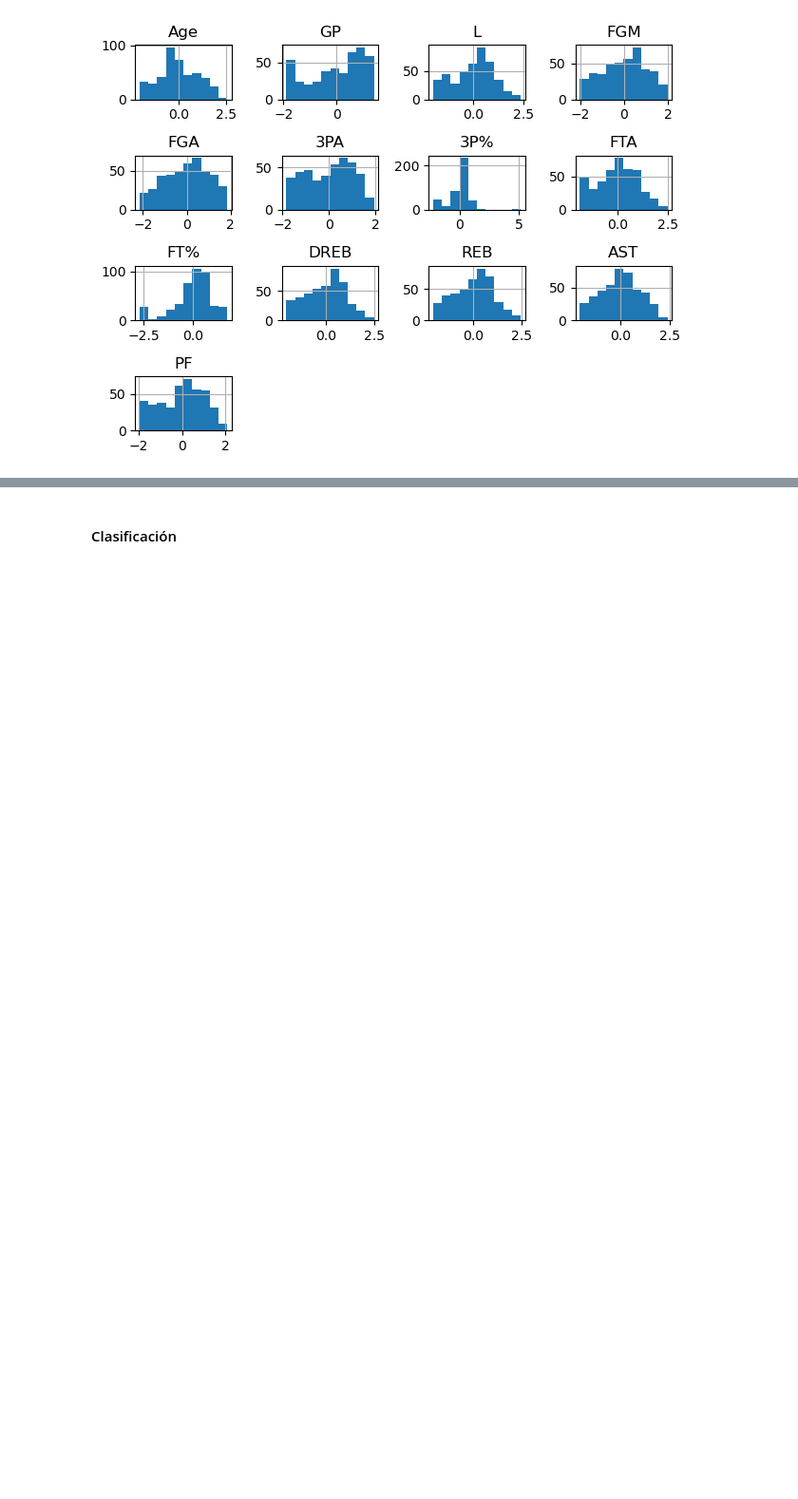
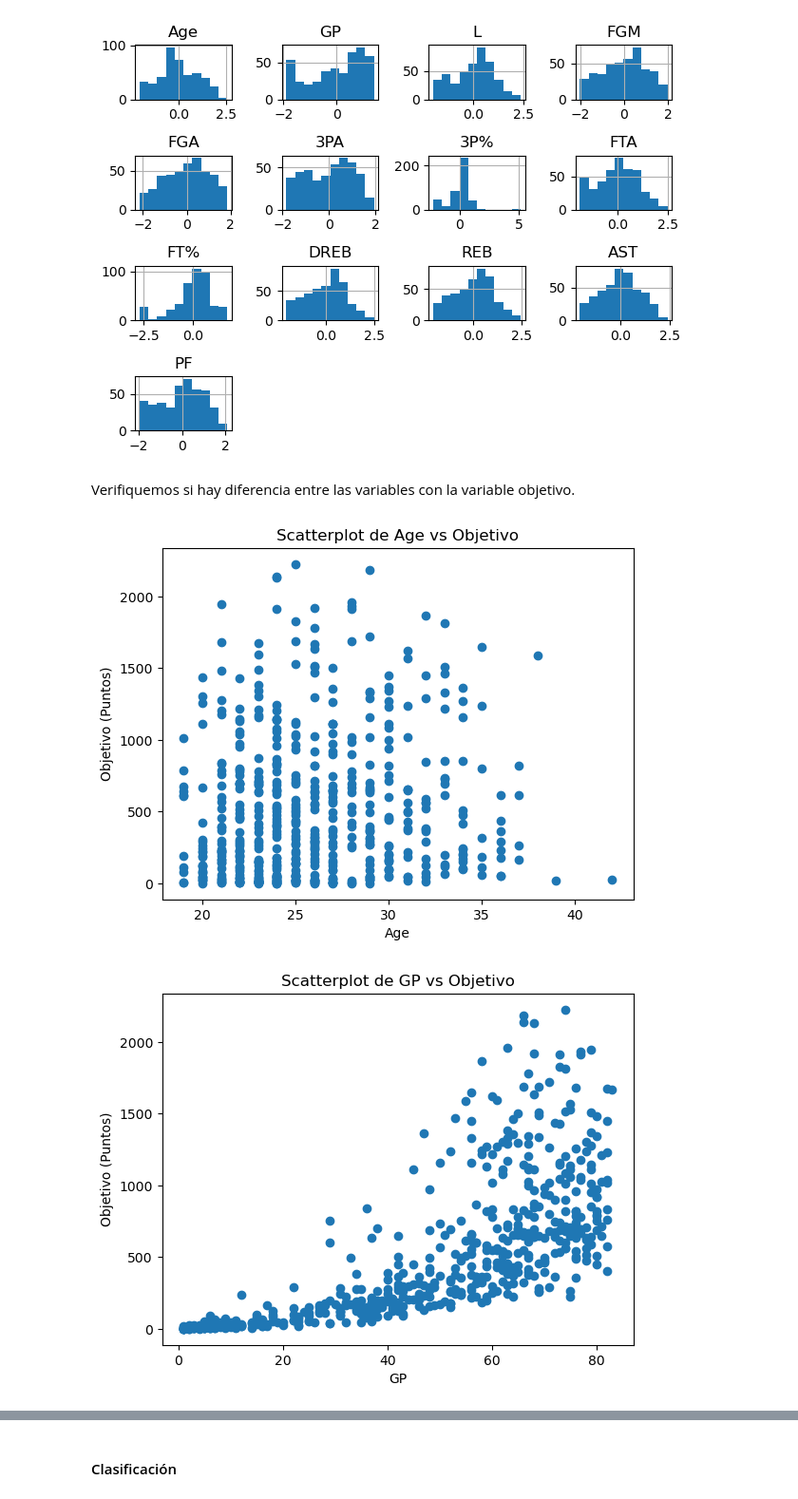
Before and after one commit to RafaelTakata0105/Proyecto_Flores_Takata, a Jupyter notebook: notebooks/Proyecto_final.ipynb, the cells around one changed output, grey strips where cells are left out. Shown at 95% size. Cells and saved outputs as stored; diff of their text form; code cells hidden in the pictures; blank space fills up the shorter version.

Commit message:
Primera entrega

```diff
--- a/notebooks/Proyecto_final.ipynb
+++ b/notebooks/Proyecto_final.ipynb
@@ -291,3 +290,16 @@ X_RFE_train.hist()
 plt.tight_layout()
 # %% [output]
 [figure]
+# %% [markdown]
+Verifiquemos si hay diferencia entre las variables con la variable objetivo.
+# %%
+for col in X.loc[:, fit.support_].columns:
+    plt.figure()
+    plt.scatter(X[col], y)
+    plt.xlabel(f'{col}')
+    plt.ylabel('Objetivo (Puntos)')
+    plt.title(f'Scatterplot de {col} vs Objetivo')
+    plt.show()
+# %% [output]
+[figure, added]
+[figure, added]
```
Also changed, not shown: parts of 4 cells of this notebook.
